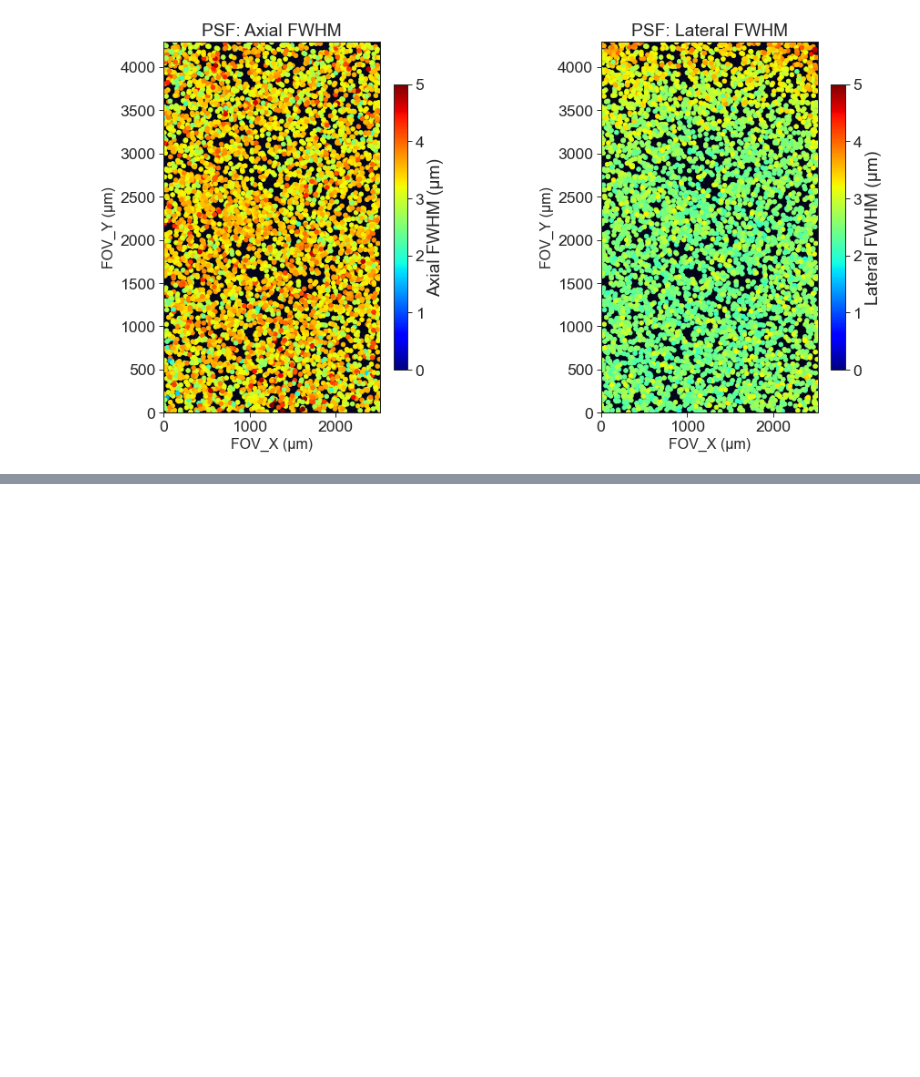
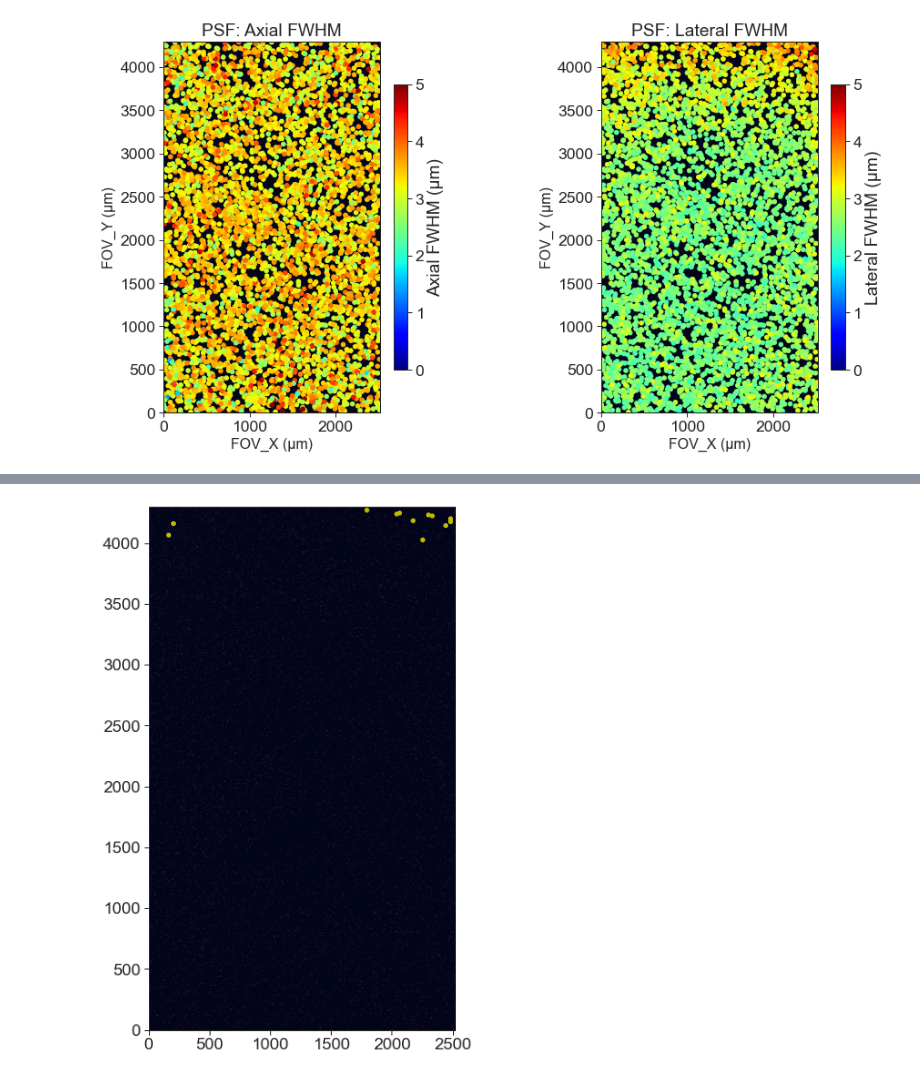
Before and after one commit to mesoSPIM/mesoSPIM-PSFanalysis, a Jupyter notebook: benchtop-MitutoyoBD-5X(TL-MT1)-ETL-on-final.ipynb, the cells around one changed output, grey strips where cells are left out. Saved outputs shown, nothing was run; the diff lists cells and outputs as text; code cells hidden in the pictures; blank space fills up the shorter version.

```diff
--- a/benchtop-MitutoyoBD-5X(TL-MT1)-ETL-on-f99.9Hz-optimized.ipynb
+++ b/benchtop-MitutoyoBD-5X(TL-MT1)-ETL-on-final.ipynb
@@ -301,2 +292,9 @@ len(centerPSFs)
+# %%
+plt.figure(figsize=(10,10));
+plt.imshow(smoothed, extent=(0, FOV_X_um, 0, FOV_Y_um))
+plt.plot((selectPSF['X']*UmPerPxLat).tolist(), (selectPSF['Y']*UmPerPxLat).tolist(), 'y.', ms=8);
+#plt.axis('off');
+# %% [output]
+[figure, added]
 # %%
 # Plot PSF with known ID
```
Also changed, not shown: parts of 9 cells of this notebook, 4 other files.
